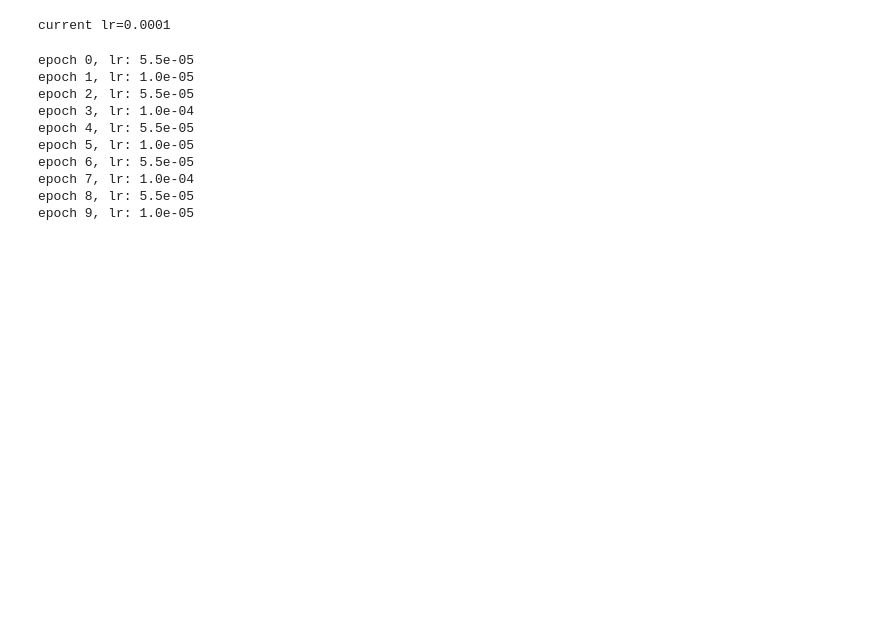
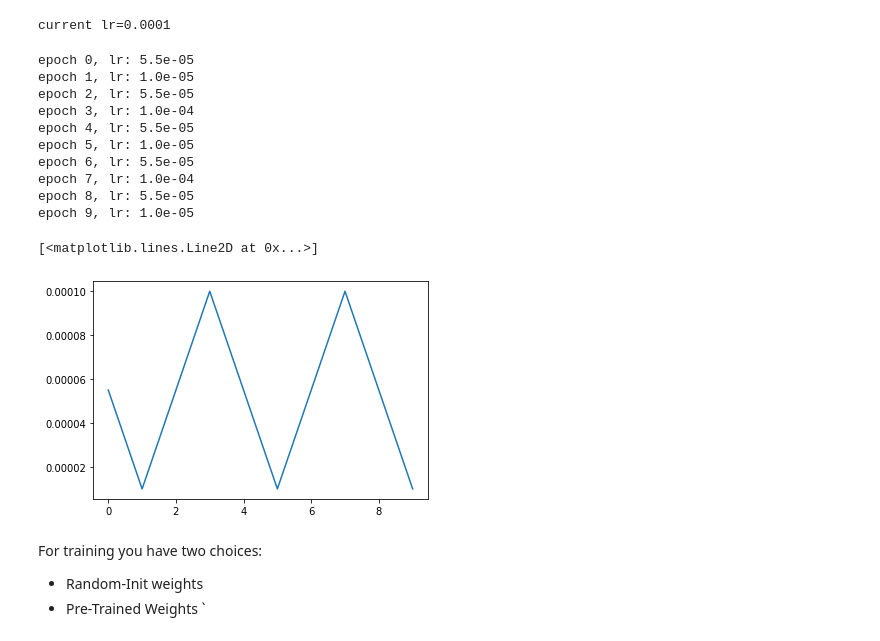
Before and after one commit to vikramkrishnan9885/MyColab, a Jupyter notebook: MultiImageClassification.ipynb, the cells around one changed output. Saved outputs shown, nothing was run; the diff lists cells and outputs as text; code cells hidden in the pictures; blank space fills up the shorter version.

```diff
--- a/MultiImageClassification.ipynb
+++ b/MultiImageClassification.ipynb
@@ -436,10 +436,14 @@ from torch.optim.lr_scheduler import CosineAnnealingLR
 
 lr_scheduler = CosineAnnealingLR(opt,T_max=2,eta_min=1e-5)
 
+lrs=[]
+
 # Let's see how the learning rate schedule works using the following example:
 for i in range(10):
     lr_scheduler.step()
+    lr=get_lr(opt)
     print("epoch %s, lr: %.1e" %(i,get_lr(opt)))
+    lrs.append(lr)
 # %% [output]
 epoch 0, lr: 5.5e-05
 epoch 1, lr: 1.0e-05
@@ -451,3 +455,8 @@ epoch 6, lr: 5.5e-05
 epoch 7, lr: 1.0e-04
 epoch 8, lr: 5.5e-05
 epoch 9, lr: 1.0e-05
+# %%
+plt.plot(lrs)
+# %% [output]
+[<matplotlib.lines.Line2D at 0x...>]
+[figure, added]
@@ -453,0 +601,5 @@ epoch 9, lr: 1.0e-05
+# %% [markdown]
+For training you have two choices:
+* Random-Init weights
+* Pre-Trained Weights
+`
```
Also changed, not shown: parts of 14 cells of this notebook.
